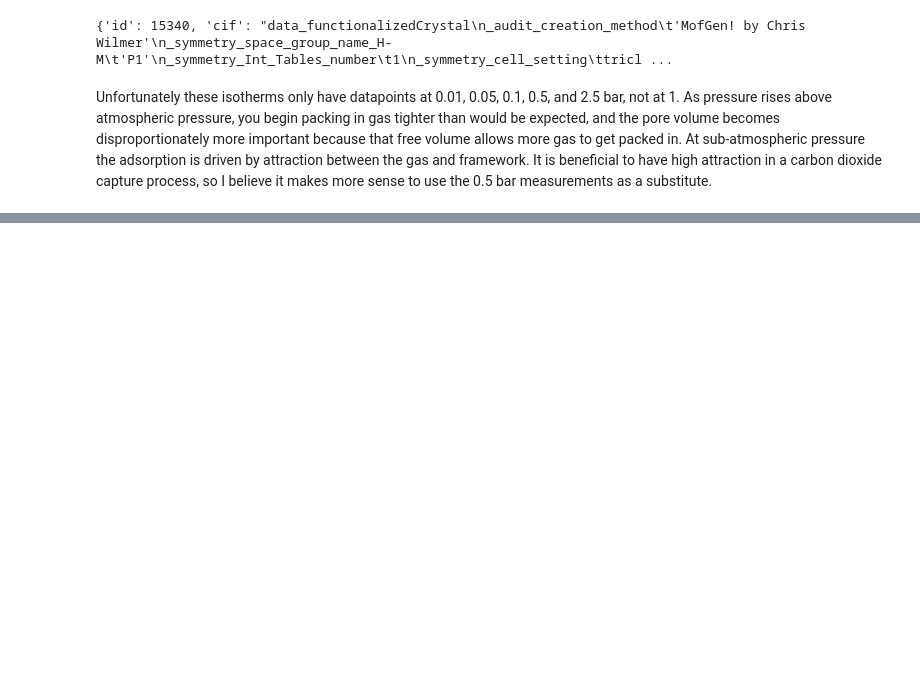
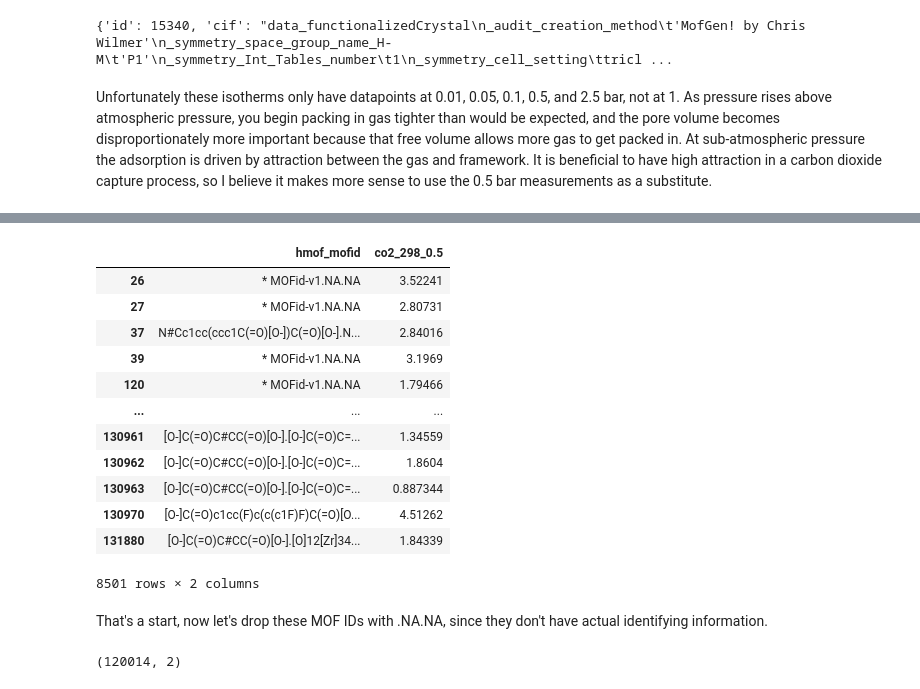
Before and after one commit to zjbrown0689/MOF-Capstone, a Jupyter notebook: notebooks/1_data_wrangling.ipynb, the cells around one changed output, grey strips where cells are left out. Cells and saved outputs as stored; diff of their text form; code cells hidden in the pictures; blank space fills up the shorter version.

```diff
--- a/notebooks/1_data_wrangling.ipynb
+++ b/notebooks/1_data_wrangling.ipynb
@@ -142,0 +193,2 @@ if file['isotherms'][0]['adsorbates']['formula'] == 'CO2':
+# %%
+hmof_not_none = hmof[~hmof['hmof_mofid'].isnull()]
@@ -142,0 +199,18 @@ if file['isotherms'][0]['adsorbates']['formula'] == 'CO2':
+# %%
+hmof_not_none[hmof_not_none.duplicated('hmof_mofid')]
+# %% [output]
+|  | hmof_mofid | co2_298_0.5 |
+| 26 | * MOFid-v1.NA.NA | 3.52241 |
+| 27 | * MOFid-v1.NA.NA | 2.80731 |
+| 37 | N#Cc1cc(ccc1C(=O)[O-])C(=O)[O-].N... | 2.84016 |
+| 39 | * MOFid-v1.NA.NA | 3.1969 |
+| 120 | * MOFid-v1.NA.NA | 1.79466 |
+| ... | ... | ... |
+| 130961 | [O-]C(=O)C#CC(=O)[O-].[O-]C(=O)C=... | 1.34559 |
+| 130962 | [O-]C(=O)C#CC(=O)[O-].[O-]C(=O)C=... | 1.8604 |
+| 130963 | [O-]C(=O)C#CC(=O)[O-].[O-]C(=O)C=... | 0.887344 |
+| 130970 | [O-]C(=O)c1cc(F)c(c(c1F)F)C(=O)[O... | 4.51262 |
+| 131880 | [O-]C(=O)C#CC(=O)[O-].[O]12[Zr]34... | 1.84339 |
+8501 rows × 2 columns
+# %% [markdown]
+That's a start, now let's drop these MOF IDs with .NA.NA, since they don't have actual identifying information.
@@ -142,0 +219,4 @@ if file['isotherms'][0]['adsorbates']['formula'] == 'CO2':
+# %%
+hmof_not_na.shape
+# %% [output]
+(120014, 2)
```
Also changed, not shown: parts of 28 cells of this notebook.
